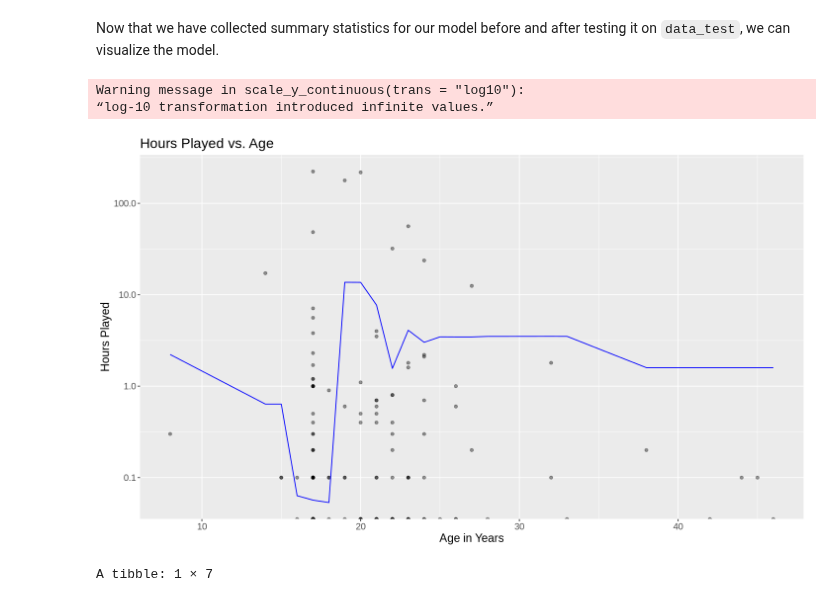
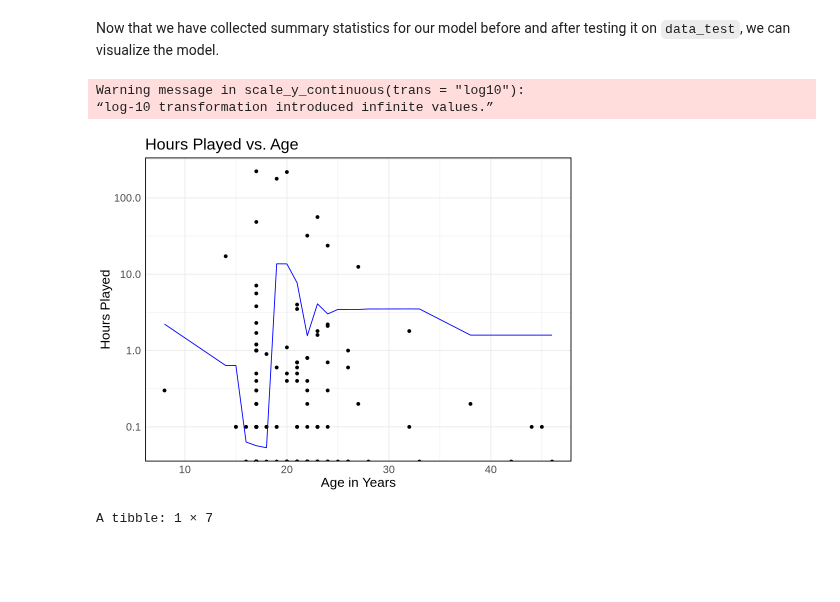
Before and after one commit to lucydehaan/Group-Project, a Jupyter notebook: Project.ipynb, the cells around one changed output. Cells and saved outputs as stored; diff of their text form; code cells hidden in the pictures; blank space fills up the shorter version.

Commit message:
plot

```diff
--- a/Project.ipynb
+++ b/Project.ipynb
@@ -255,24 +255,28 @@ A tibble: 3 × 3
 # %% [markdown]
 Now that we have collected summary statistics for our model before and after testing it on `data_test`, we can visualize the model.
 # %%
+options(repr.plot.width = 8, repr.plot.height = 6)
+
 age_preds <- age_best_fit |>
     predict(data_train)|>
     bind_cols(data_train)
 
 marathon_plot <- age_preds |>
     ggplot(aes(x = age, y = played_hours)) +
-    geom_point(alpha = 0.4) +
+    geom_point() +
+    theme_minimal() +
     scale_y_continuous(trans = 'log10') +
     geom_line(data = arrange(age_preds, age),
             mapping = aes(x = age, y = .pred),
             color = "blue") +
             labs(x = "Age in Years", y= "Hours Played", title = "Hours Played vs. Age") +
-            theme(text = element_text(size = 14))
+  theme(panel.border = element_rect(color = "black", fill = NA, linewidth = 1),
+          text = element_text(size = 16))
 marathon_plot
 # %% [output]
 Warning message in scale_y_continuous(trans = "log10"):
 “log-10 transformation introduced infinite values.”
-[figure, old version]
+[figure, new version]
 # %%
 set.seed(69420)
 
```
